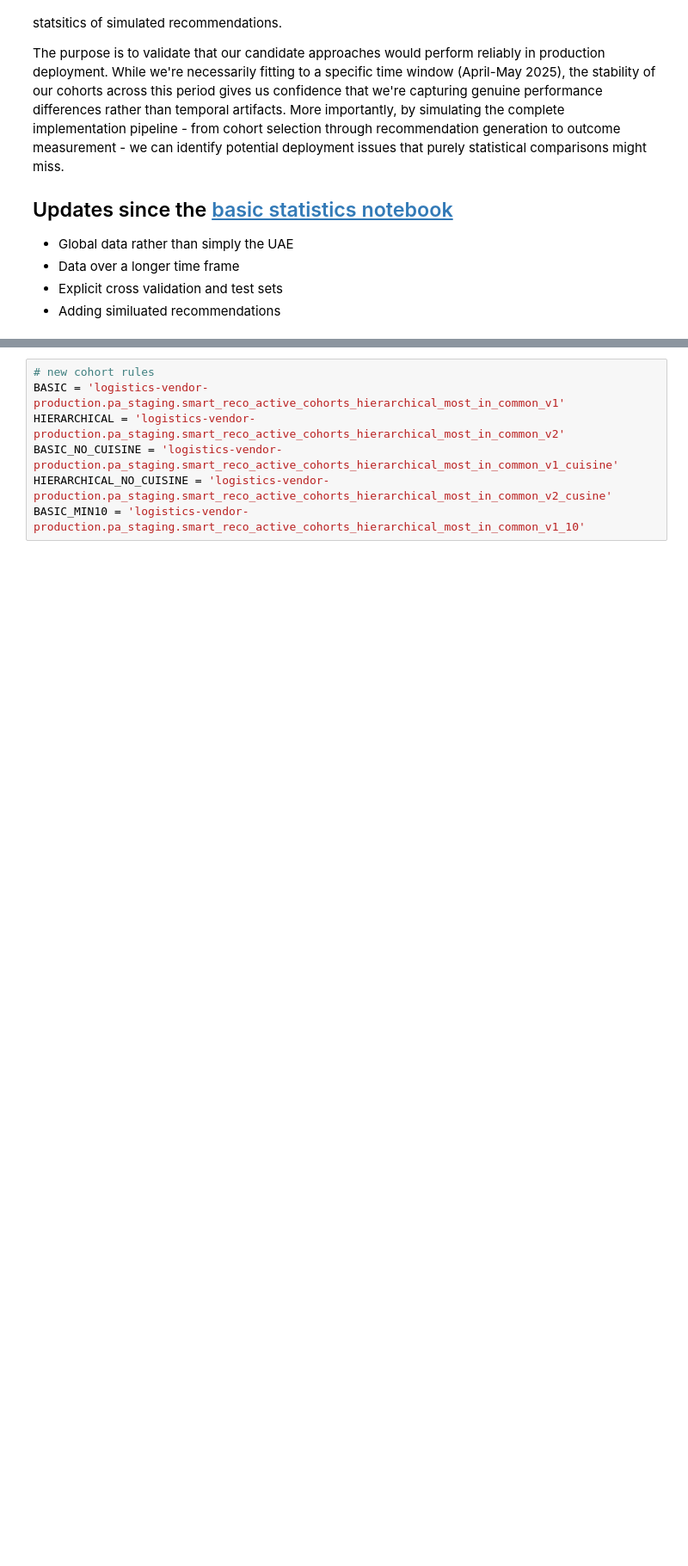
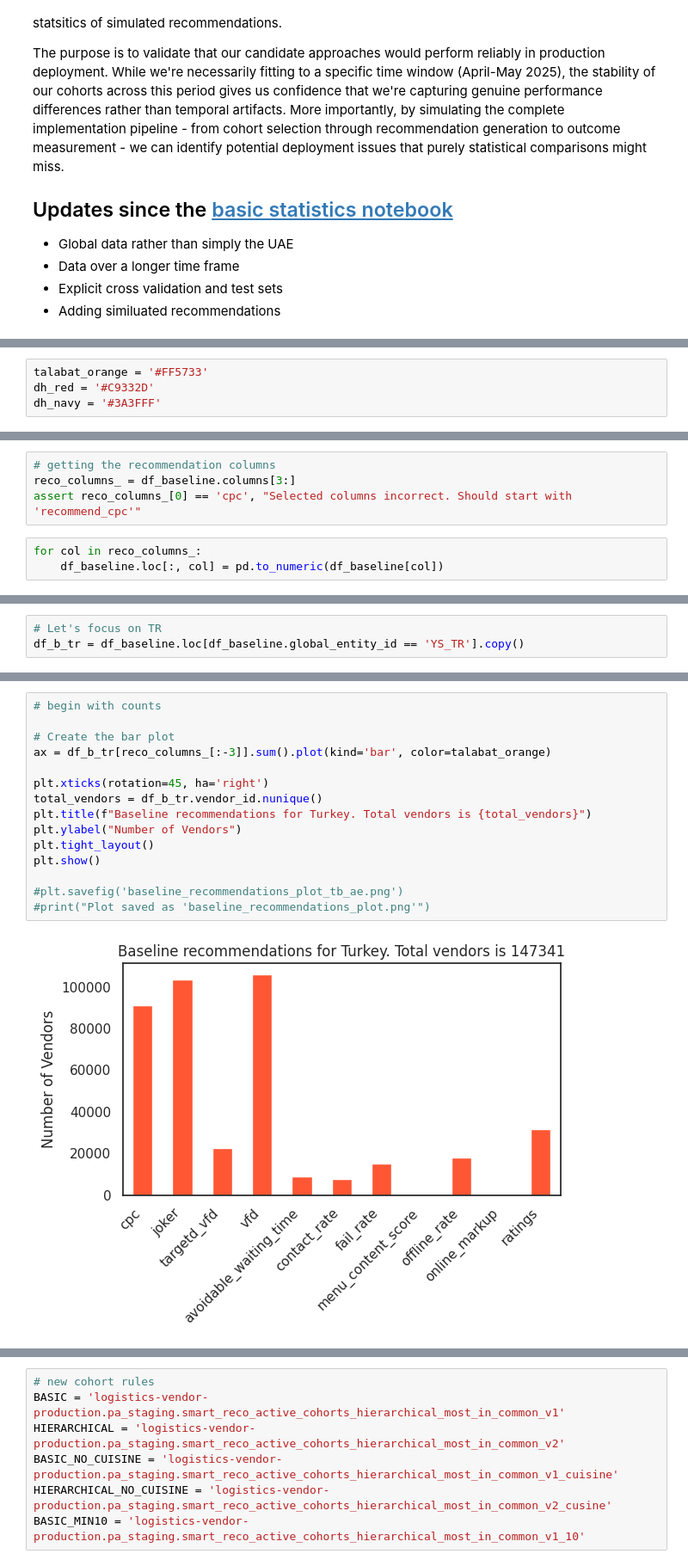
Before and after one commit to pdoupe/ad_hoc, a Jupyter notebook: cohorts/notebooks/cross_validation_new.ipynb, the cells around one changed output, grey strips where cells are left out. Shown at 86% size. Drawn from its saved outputs; the diff is of its cells as text; blank space fills up the shorter version.

```diff
--- a/cohorts/notebooks/cross_validation_new.ipynb
+++ b/cohorts/notebooks/cross_validation_new.ipynb
@@ -60,0 +69,4 @@ BASE_PLOT_PATH = CURRENT_DIR.parent / "figures"
+# %%
+talabat_orange = '#FF5733'
+dh_red = '#C9332D'
+dh_navy = '#3A3FFF'
@@ -60,0 +88,7 @@ BASE_PLOT_PATH = CURRENT_DIR.parent / "figures"
+# %%
+# getting the recommendation columns
+reco_columns_ = df_baseline.columns[3:]
+assert reco_columns_[0] == 'cpc', "Selected columns incorrect. Should start with 'recommend_cpc'"
+# %%
+for col in reco_columns_:
+    df_baseline.loc[:, col] = pd.to_numeric(df_baseline[col])
@@ -60,0 +146,3 @@ BASE_PLOT_PATH = CURRENT_DIR.parent / "figures"
+# %%
+# Let's focus on TR
+df_b_tr = df_baseline.loc[df_baseline.global_entity_id == 'YS_TR'].copy()
@@ -60,0 +156,17 @@ BASE_PLOT_PATH = CURRENT_DIR.parent / "figures"
+# %%
+# begin with counts
+
+# Create the bar plot
+ax = df_b_tr[reco_columns_[:-3]].sum().plot(kind='bar', color=talabat_orange)
+
+plt.xticks(rotation=45, ha='right')
+total_vendors = df_b_tr.vendor_id.nunique()
+plt.title(f"Baseline recommendations for Turkey. Total vendors is {total_vendors}")
+plt.ylabel("Number of Vendors")
+plt.tight_layout()
+plt.show()
+
+#plt.savefig('baseline_recommendations_plot_tb_ae.png')
+#print("Plot saved as 'baseline_recommendations_plot.png'")
+# %% [output]
+[figure, added]
```
Also changed, not shown: parts of 21 cells of this notebook, 1 other file.
